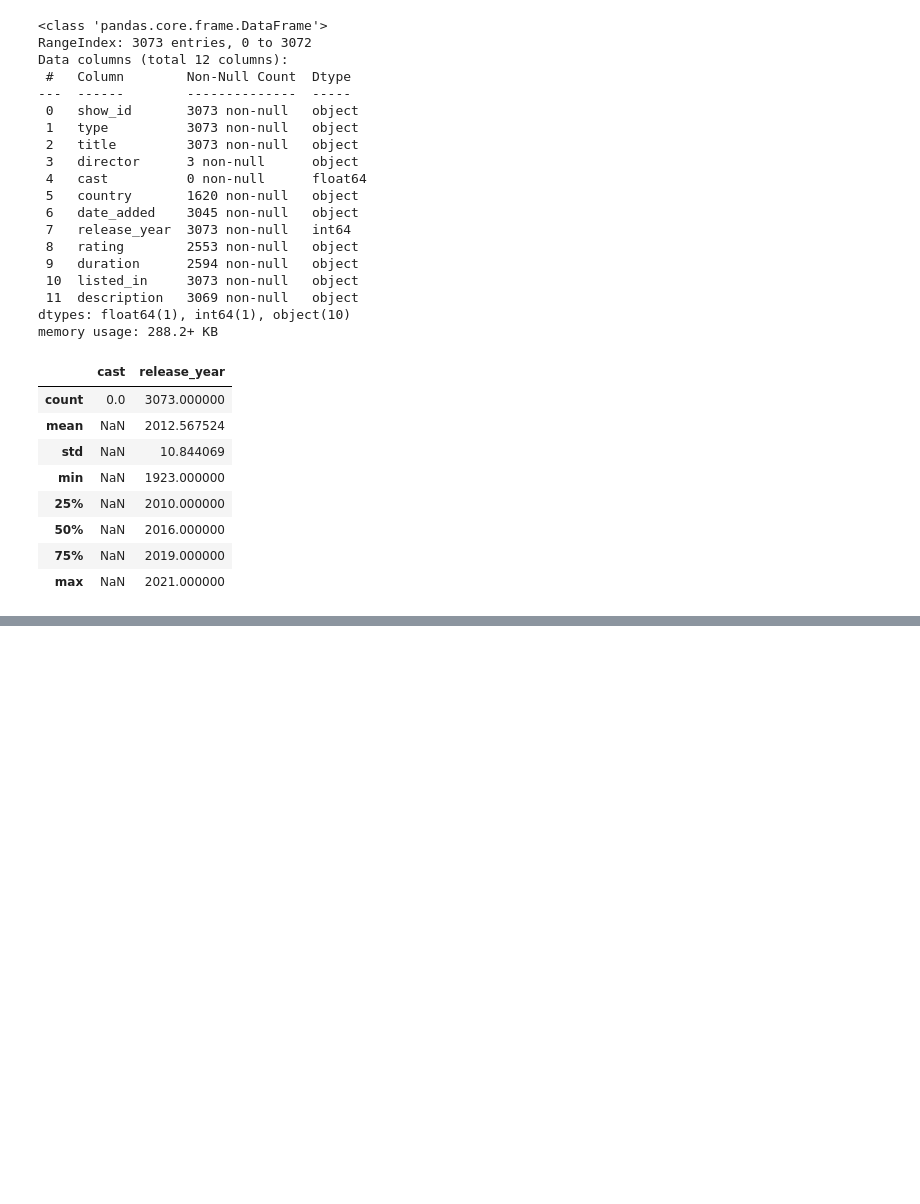
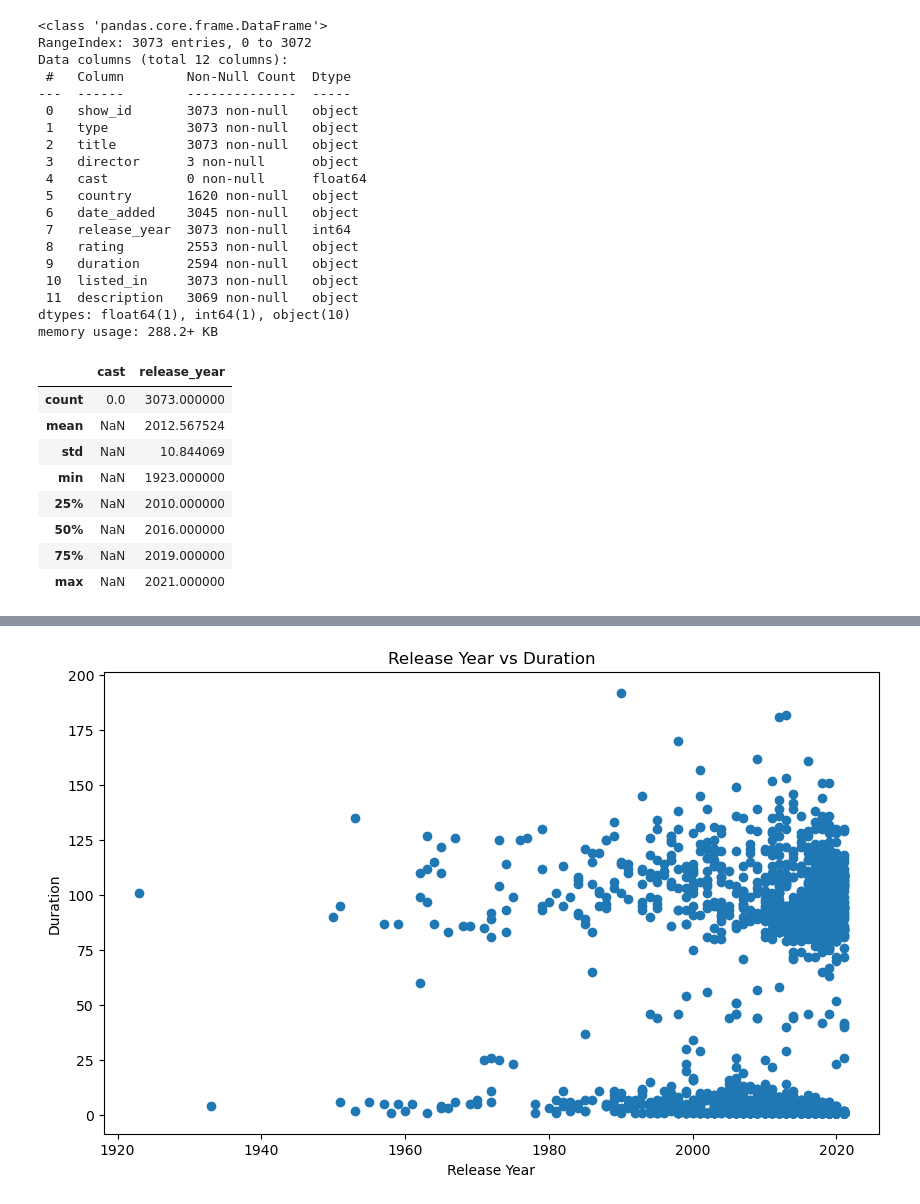
Before and after one commit to RSample12/DA-Capstone-Project, a Jupyter notebook: VIDEO STREAMING HULU.ipynb, the cells around one changed output, grey strips where cells are left out. Cells and saved outputs as stored; diff of their text form; code cells hidden in the pictures; blank space fills up the shorter version.

```diff
--- a/VIDEO STREAMING HULU.ipynb
+++ b/VIDEO STREAMING HULU.ipynb
@@ -111,0 +125,8 @@ memory usage: 219.4+ KB
+# %%
+# Convert the "duration" column to string type
+df['duration'] = df['duration'].astype(str)
+
+# Now split the string and convert to numeric
+df['duration'] = df['duration'].str.split(' ').str[0]
+df['duration'] = pd.to_numeric(df['duration'], errors='coerce')
+df
@@ -111,0 +168,9 @@ memory usage: 219.4+ KB
+# %%
+plt.figure(figsize=(10, 6))
+plt.scatter(df['release_year'], df['duration'])
+plt.title('Release Year vs Duration')
+plt.xlabel('Release Year')
+plt.ylabel('Duration')
+plt.show()
+# %% [output]
+[figure, added]
```
Also changed, not shown: parts of 11 cells of this notebook, 1 other file.
